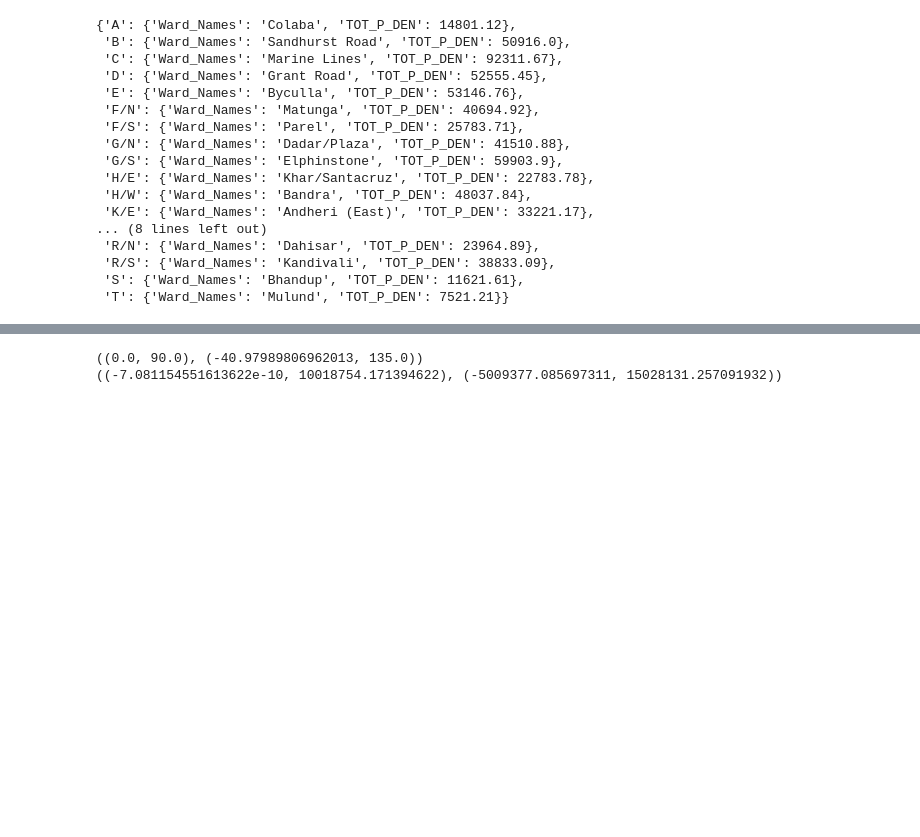
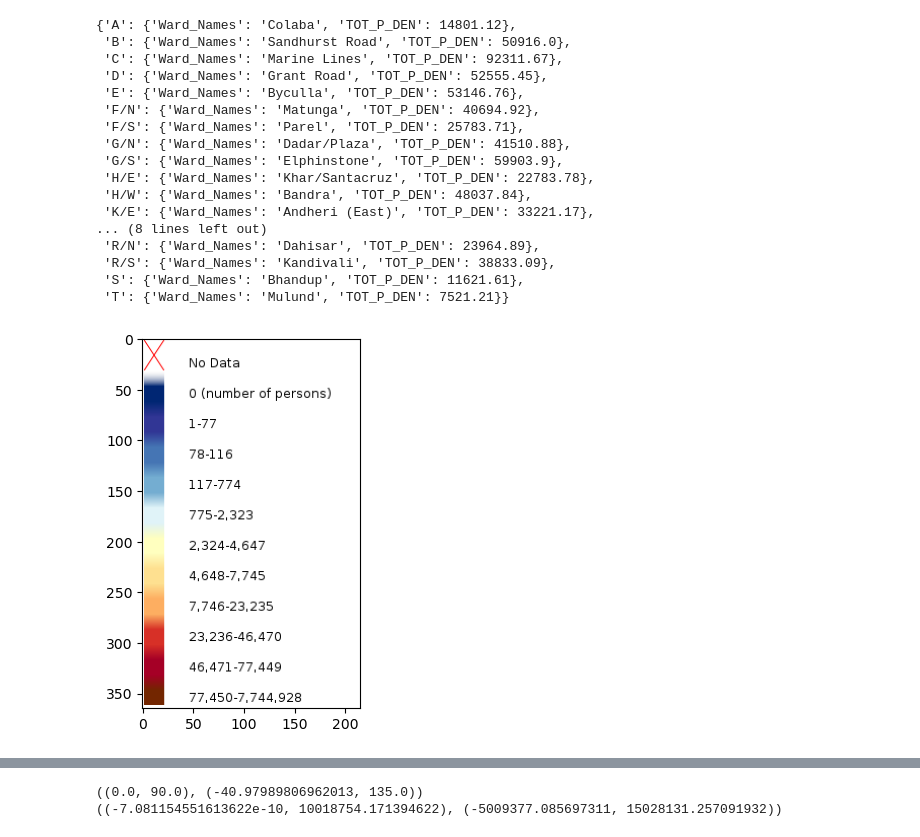
Before and after one commit to bhavya132/SIHTeamUniform, a Jupyter notebook: gee.ipynb, the cells around one changed output, grey strips where cells are left out. Saved outputs shown, nothing was run; the diff lists cells and outputs as text; code cells hidden in the pictures; blank space fills up the shorter version.

```diff
--- a/gee.ipynb
+++ b/gee.ipynb
@@ -505,18 +501,28 @@ df_dict
 # %%
 import urllib.request
 from PIL import Image
 import numpy as np
+import matplotlib.pyplot as plt
 
 urllib.request.urlretrieve(
   'https://www.floodmap.net/getFMTile.ashx?x=6&y=4&z=3&e=0',
    "tile1.png")
 
 img1 = np.asarray(Image.open("tile1.png"))
 
 # ssp = 'https://sedac.ciesin.columbia.edu/geoserver/wms?service=WMS&request=GetMap&layers=popdynamics%3Apopdynamics-pop-projection-ssp-2010-2100_ssp5-2100-total-population%2Ccartographic%3A00-global-labels&styles=&format=image%2Fpng&transparent=true&version=1.1.1&width=256&height=256&srs=EPSG%3A3857&bbox=10018754.171394622,-5009377.085697311,15028131.257091936,0'
 ssp = 'https://sedac.ciesin.columbia.edu/geoserver/wms?service=WMS&request=GetMap&layers=popdynamics%3Apopdynamics-pop-projection-ssp-2010-2100_ssp5-2100-total-population%2Ccartographic%3A00-global-labels&styles=&format=image%2Fpng&transparent=true&version=1.1.1&width=256&height=256&srs=EPSG%3A3857&bbox=10018754,-5009377,15028131,0'
 
 urllib.request.urlretrieve(
   ssp, "tile2.png")
 img2 = np.asarray(Image.open("tile2.png"))
+
+urllib.request.urlretrieve(
+  'https://sedac.ciesin.columbia.edu/geoserver/ows?service=WMS&request=GetLegendGraphic&format=image/png&width=20&height=20&layer=popdynamics:popdynamics-pop-projection-ssp-2010-2100_ssp1-2050-total-population&', "legend.png")
+legend = np.asarray(Image.open("legend.png"))
+plt.figure()
+plt.imshow(legend)
+plt.show()
+# %% [output]
+[figure, added]
 # %%
```
Also changed, not shown: parts of 12 cells of this notebook, 18 other files.
